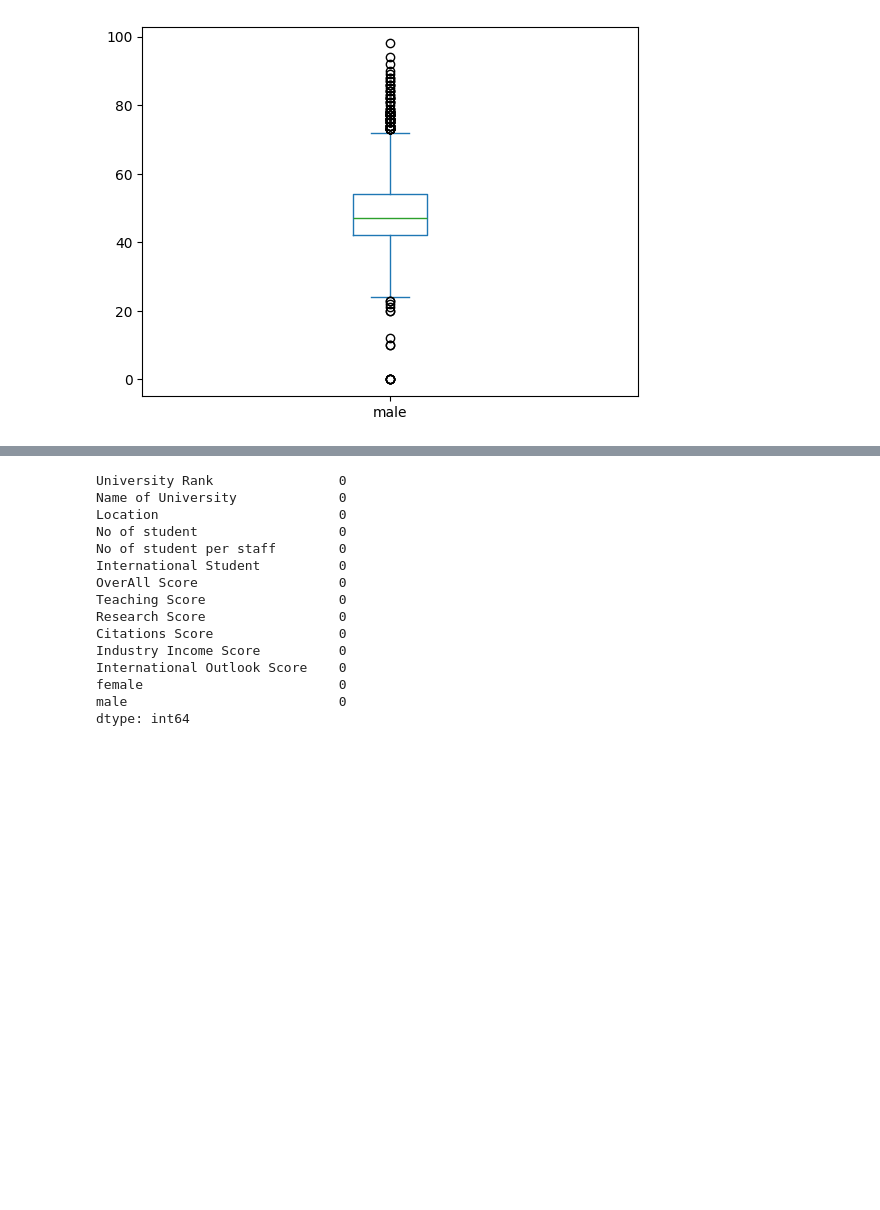
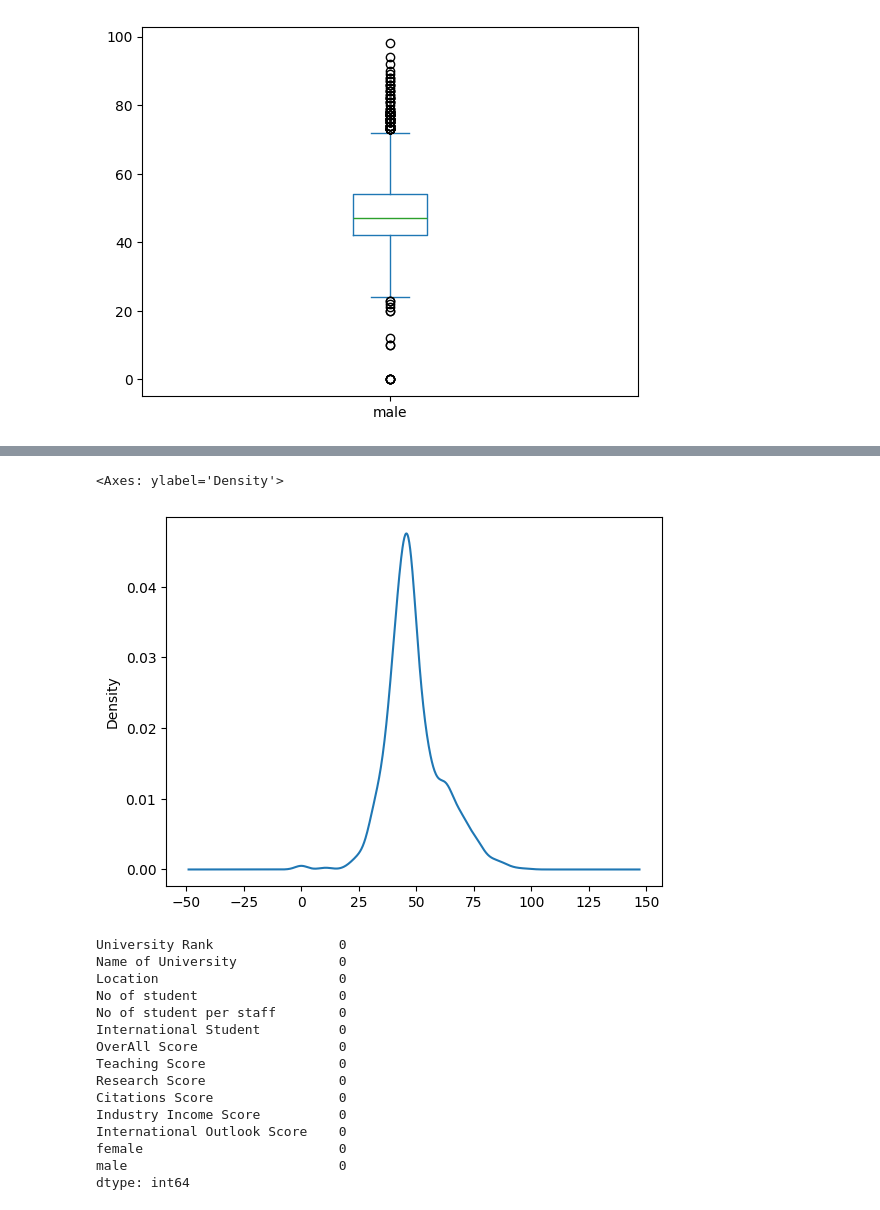
Before and after one commit to yaelgl/Entrega_Final, a Jupyter notebook: h.ipynb, the cells around one changed output, grey strips where cells are left out. Drawn from its saved outputs; the diff is of its cells as text; code cells hidden in the pictures; blank space fills up the shorter version.

```diff
--- a/h.ipynb
+++ b/h.ipynb
@@ -198,3 +213,8 @@ df["male"].plot.box()
+# %%
+df["male"].plot.kde()
+# %% [output]
+<Axes: ylabel='Density'>
+[figure, added]
 # %%
 df = df.fillna({
     "female": df["female"].median(),
```
Also changed, not shown: parts of 4 cells of this notebook.
